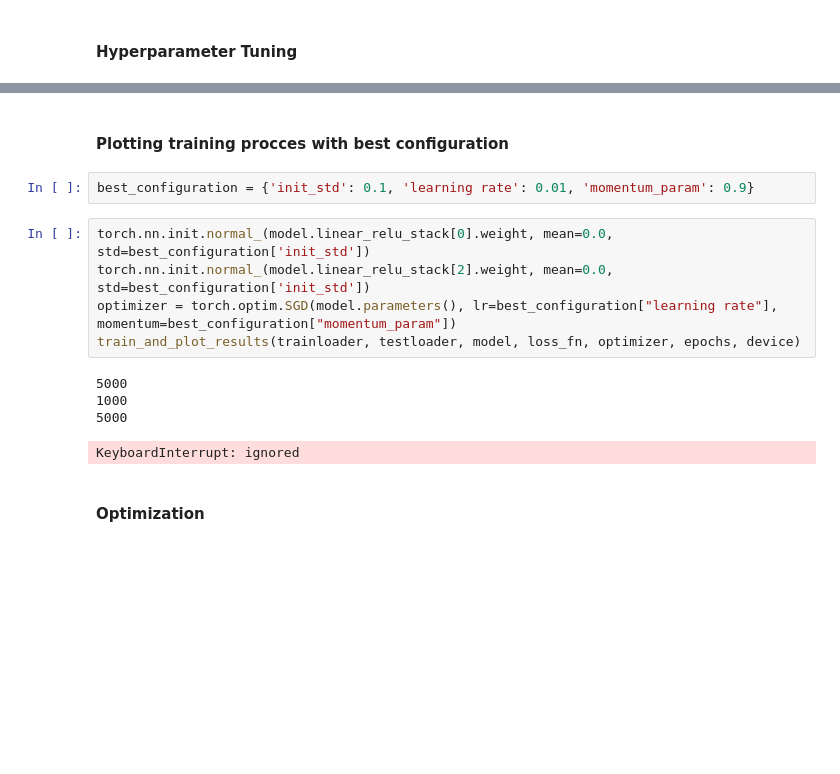
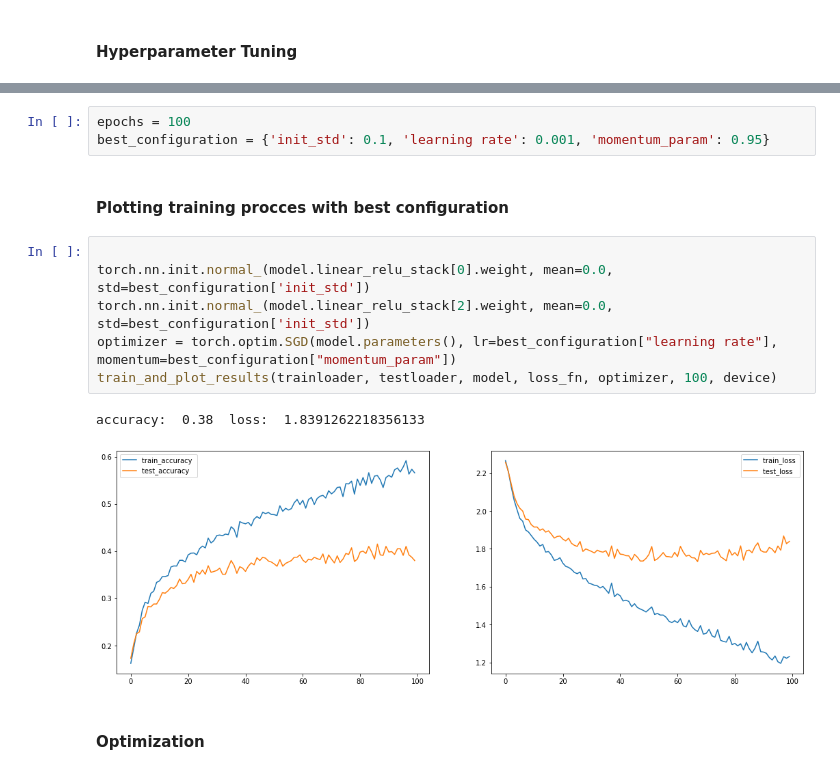
Before and after one commit to ItayShalit/Intro-to-Deep-Learning, a Jupyter notebook: Intro_to_DL_Assignment_1.ipynb, the cells around one changed output, grey strips where cells are left out. Cells and saved outputs as stored; diff of their text form; blank space fills up the shorter version.

```diff
--- a/Intro_to_DL_Assignment_1.ipynb
+++ b/Intro_to_DL_Assignment_1.ipynb
@@ -285,17 +341,17 @@ AttributeError: ignored
+# %%
+epochs = 100
+best_configuration = {'init_std': 0.1, 'learning rate': 0.001, 'momentum_param': 0.95}
 # %% [markdown]
 #### Plotting training procces with best configuration
-# %%
-best_configuration = {'init_std': 0.1, 'learning rate': 0.01, 'momentum_param': 0.9}
 # %%
+
 torch.nn.init.normal_(model.linear_relu_stack[0].weight, mean=0.0, std=best_configuration['init_std'])
 torch.nn.init.normal_(model.linear_relu_stack[2].weight, mean=0.0, std=best_configuration['init_std'])
 optimizer = torch.optim.SGD(model.parameters(), lr=best_configuration["learning rate"], momentum=best_configuration["momentum_param"])
-train_and_plot_results(trainloader, testloader, model, loss_fn, optimizer, epochs, device)
+train_and_plot_results(trainloader, testloader, model, loss_fn, optimizer, 100, device)
 # %% [output]
-5000
-1000
-5000
+accuracy:  0.38  loss:  1.8391262218356133
-KeyboardInterrupt: ignored
+[figure, added]
 # %% [markdown]
 #### Optimization
 # %%
```
Also changed, not shown: parts of 13 cells of this notebook.
